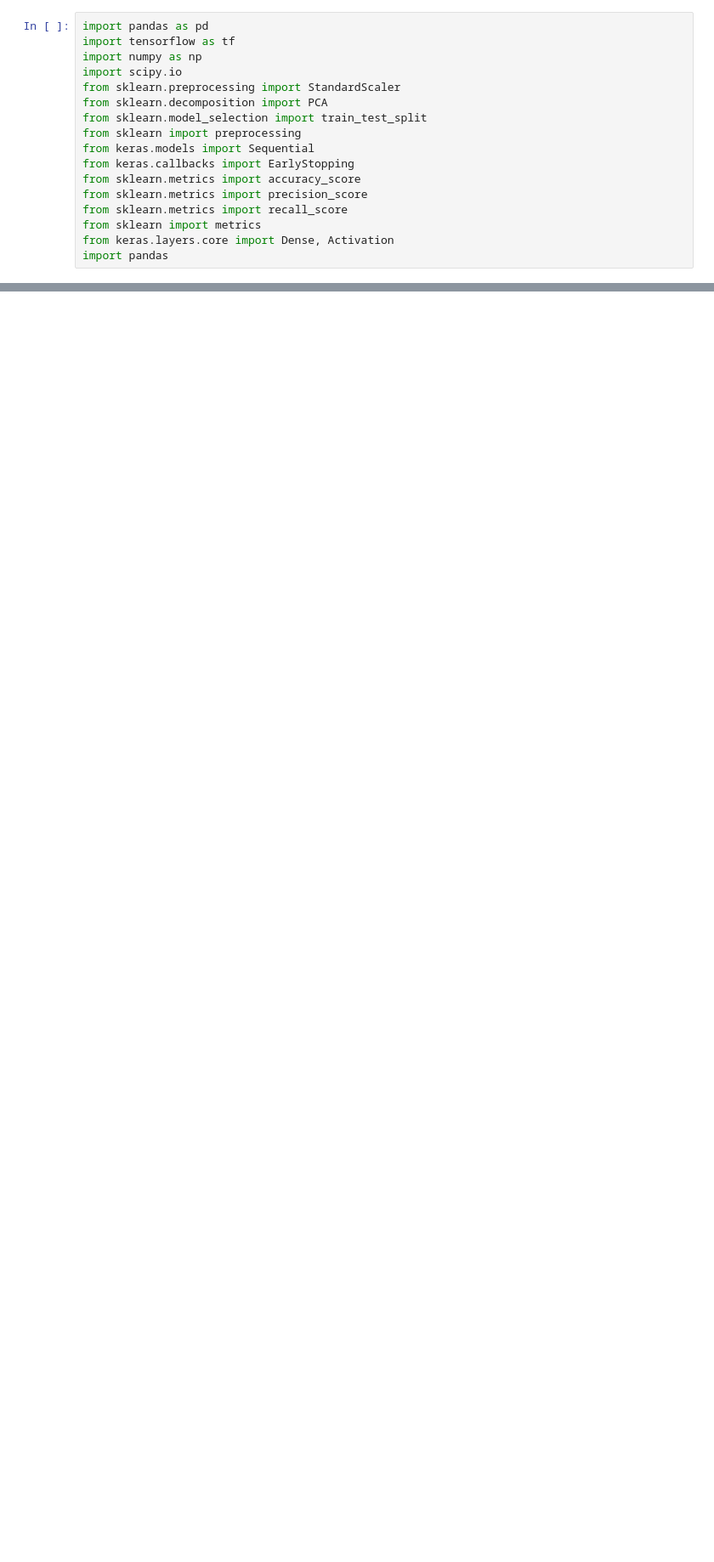
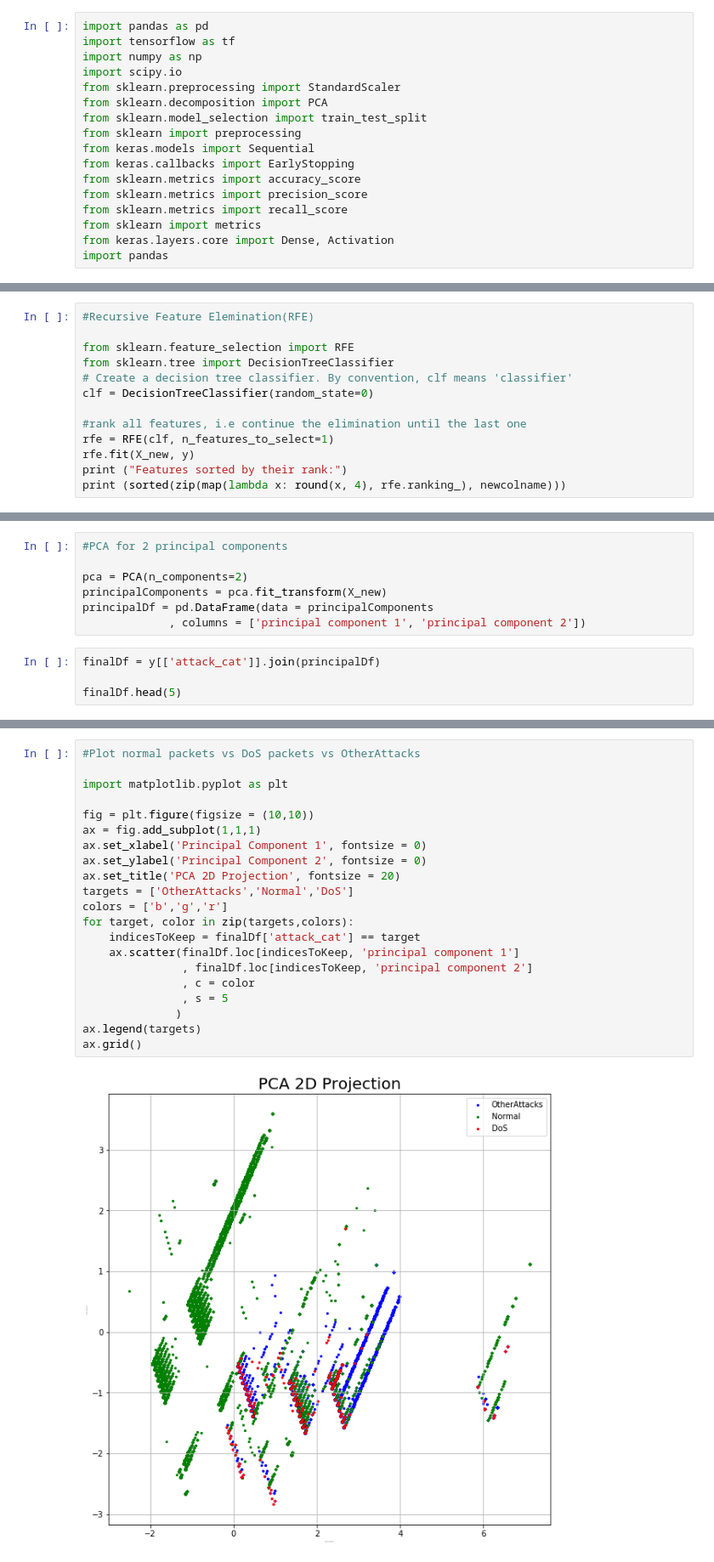
Before and after one commit to AvikantPrasad-Capstone/Capstone-B---2019, a Jupyter notebook: PCA GRAPH _ UNSW-NB15.ipynb, the cells around one changed output, grey strips where cells are left out. Shown at 85% size. Drawn from its saved outputs; the diff is of its cells as text; blank space fills up the shorter version.

```diff
--- a/PCA GRAPH _ UNSW-NB15.ipynb
+++ b/PCA GRAPH _ UNSW-NB15.ipynb
@@ -228,0 +220,13 @@ plt.show()
+# %%
+#Recursive Feature Elemination(RFE)
+
+from sklearn.feature_selection import RFE
+from sklearn.tree import DecisionTreeClassifier
+# Create a decision tree classifier. By convention, clf means 'classifier'
+clf = DecisionTreeClassifier(random_state=0)
+
+#rank all features, i.e continue the elimination until the last one
+rfe = RFE(clf, n_features_to_select=1)
+rfe.fit(X_new, y)
+print ("Features sorted by their rank:")
+print (sorted(zip(map(lambda x: round(x, 4), rfe.ranking_), newcolname)))
@@ -228,0 +236,11 @@ plt.show()
+# %%
+#PCA for 2 principal components
+
+pca = PCA(n_components=2)
+principalComponents = pca.fit_transform(X_new)
+principalDf = pd.DataFrame(data = principalComponents
+             , columns = ['principal component 1', 'principal component 2'])
+# %%
+finalDf = y[['attack_cat']].join(principalDf)
+
+finalDf.head(5)
@@ -228,0 +265,23 @@ plt.show()
+# %%
+#Plot normal packets vs DoS packets vs OtherAttacks
+
+import matplotlib.pyplot as plt
+
+fig = plt.figure(figsize = (10,10))
+ax = fig.add_subplot(1,1,1)
+ax.set_xlabel('Principal Component 1', fontsize = 0)
+ax.set_ylabel('Principal Component 2', fontsize = 0)
+ax.set_title('PCA 2D Projection', fontsize = 20)
+targets = ['OtherAttacks','Normal','DoS']
+colors = ['b','g','r']
+for target, color in zip(targets,colors):
+    indicesToKeep = finalDf['attack_cat'] == target
+    ax.scatter(finalDf.loc[indicesToKeep, 'principal component 1']
+               , finalDf.loc[indicesToKeep, 'principal component 2']
+               , c = color
+               , s = 5
+              )
+ax.legend(targets)
+ax.grid()
+# %% [output]
+[figure, added]
```
Also changed, not shown: parts of 37 cells of this notebook.
